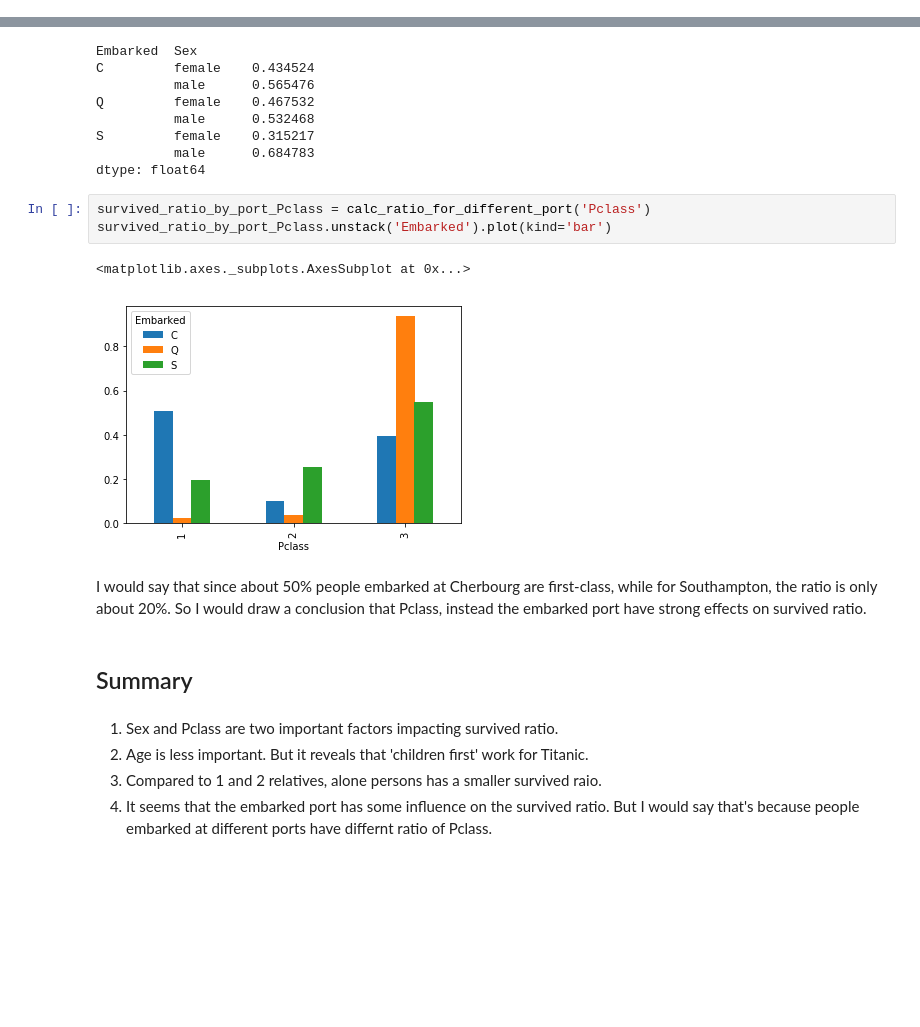
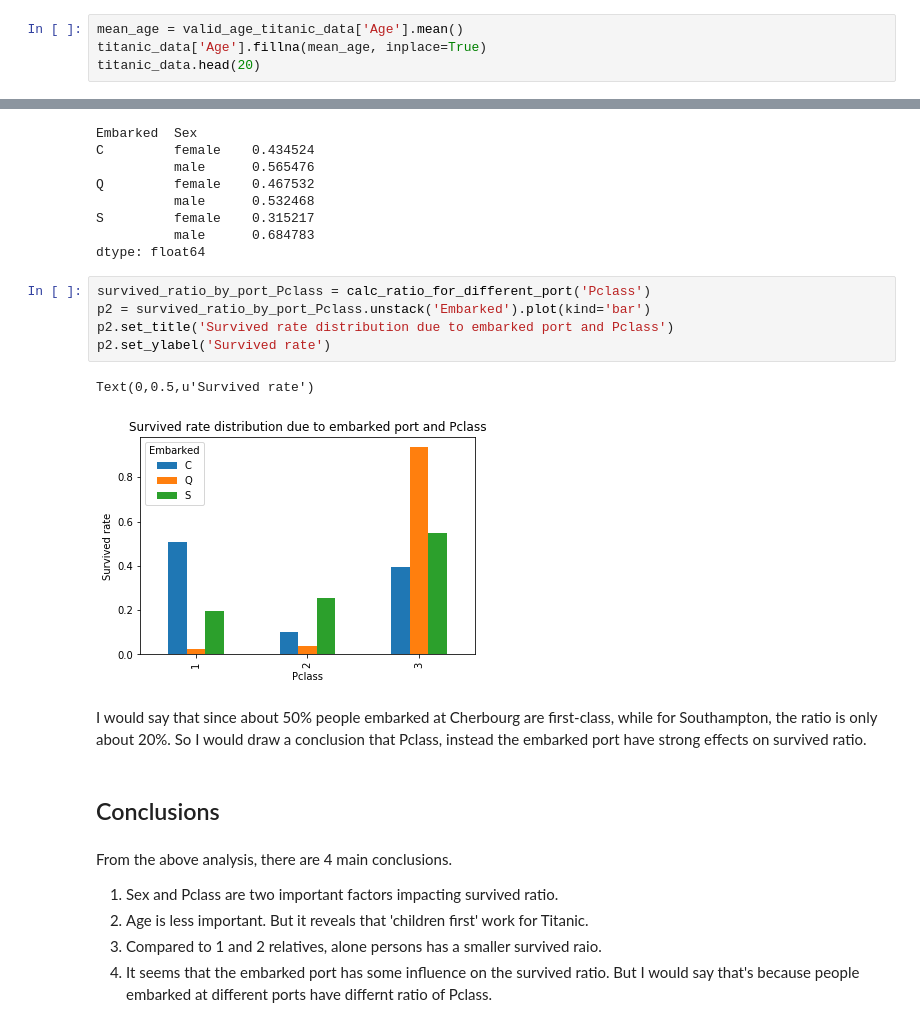
Before and after one commit to fttlanshang/Titanic_data_analysis, a Jupyter notebook: titanic_report.ipynb, the cells around one changed output, grey strips where cells are left out. Saved outputs shown, nothing was run; the diff lists cells and outputs as text; blank space fills up the shorter version.

```diff
--- a/titanic_report.ipynb
+++ b/titanic_report.ipynb
@@ -77,0 +120,4 @@ Next, we would look at the factors.
+# %%
+mean_age = valid_age_titanic_data['Age'].mean()
+titanic_data['Age'].fillna(mean_age, inplace=True)
+titanic_data.head(20)
@@ -327,15 +394,20 @@ S         female    0.315217
 dtype: float64
 # %%
 survived_ratio_by_port_Pclass = calc_ratio_for_different_port('Pclass')
-survived_ratio_by_port_Pclass.unstack('Embarked').plot(kind='bar')
+p2 = survived_ratio_by_port_Pclass.unstack('Embarked').plot(kind='bar')
+p2.set_title('Survived rate distribution due to embarked port and Pclass')
+p2.set_ylabel('Survived rate')
 # %% [output]
-<matplotlib.axes._subplots.AxesSubplot at 0x...>
+Text(0,0.5,u'Survived rate')
-[figure, old version]
+[figure, new version]
 # %% [markdown]
 I would say that since about 50% people embarked at Cherbourg are first-class, while for Southampton, the ratio is only about 20%. So I would draw a conclusion that Pclass, instead the embarked port have strong effects on survived ratio.
-# %% [markdown]
-## Summary
+# %% [markdown]
+<a id="conclusions"></a>
+## Conclusions
 # %% [markdown]
+From the above analysis, there are 4 main conclusions.
+
 1. Sex and Pclass are two important factors impacting survived ratio.
 2. Age is less important. But it reveals that 'children first' work for Titanic.
 3. Compared to 1 and 2 relatives, alone persons has a smaller survived raio.
```
Also changed, not shown: parts of 40 cells of this notebook, 1 other file.
